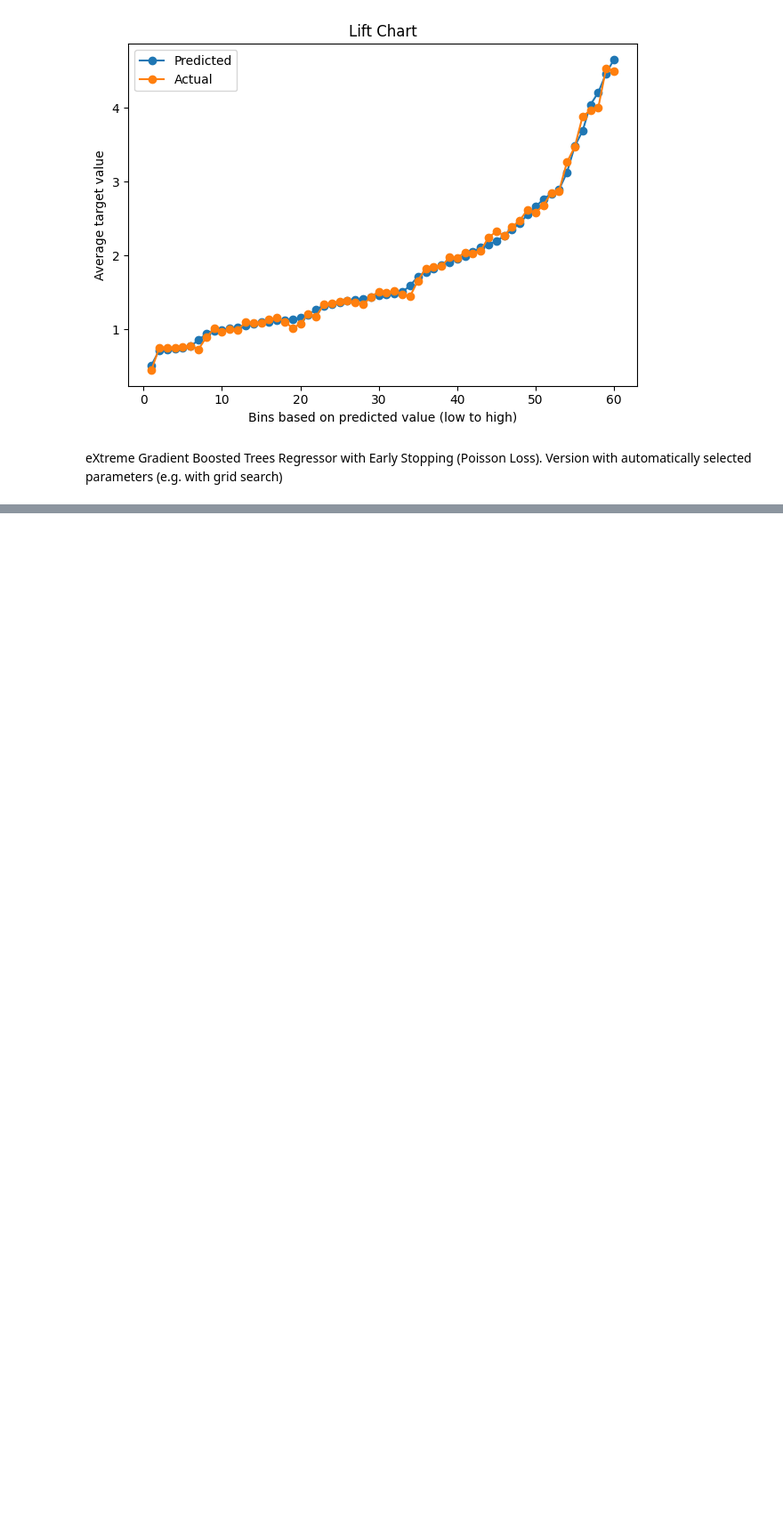
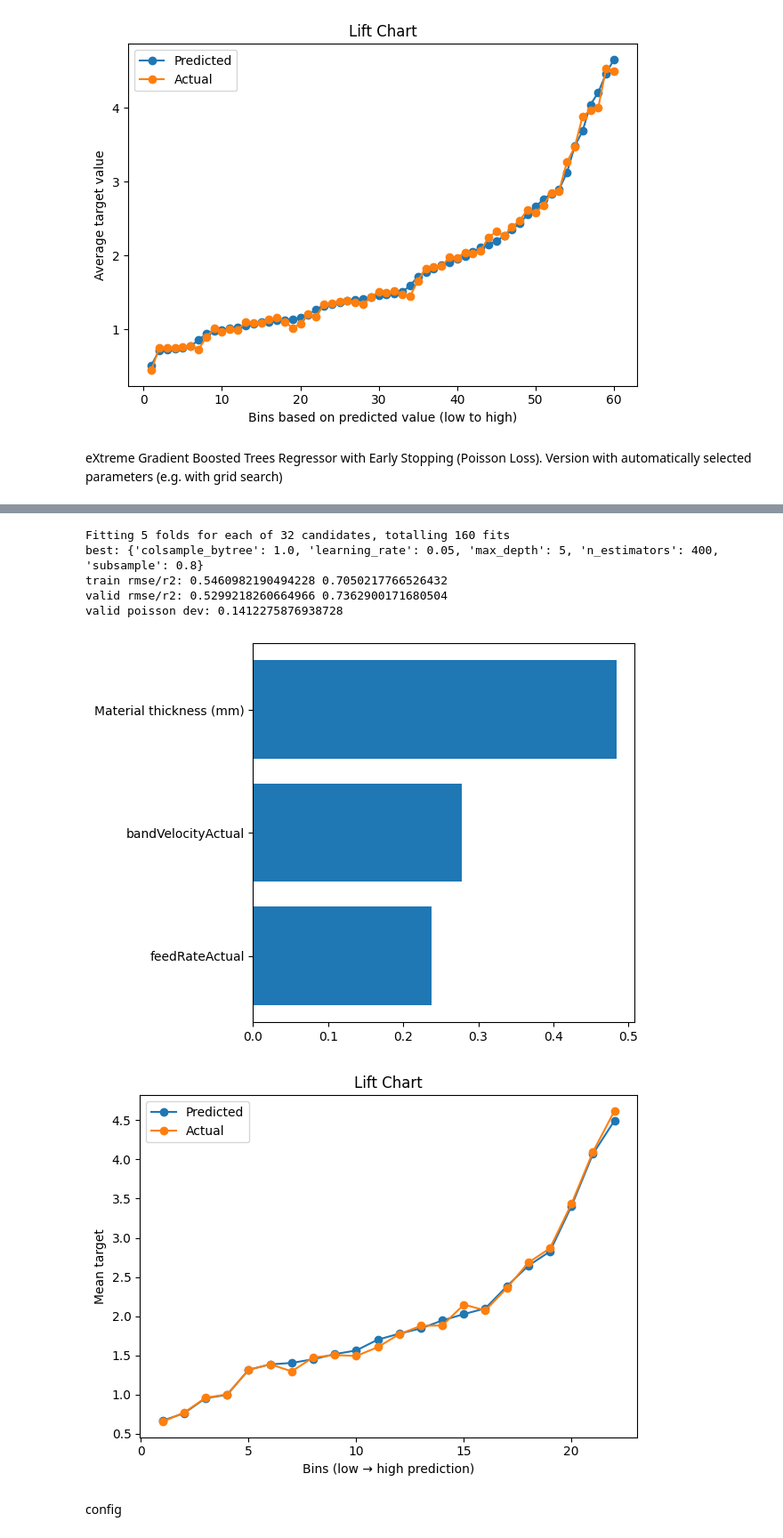
Before and after one commit to vvsmbk/projectRaphael, a Jupyter notebook: surrogateML.ipynb, the cells around one changed output, grey strips where cells are left out. Shown at 89% size. Drawn from its saved outputs; the diff is of its cells as text; code cells hidden in the pictures; blank space fills up the shorter version.

```diff
--- a/surrogateML.ipynb
+++ b/surrogateML.ipynb
@@ -1364,0 +1374,78 @@ CV (k-fold): R^2  mean/std = 0.9553648271814374 / 0.007131395351420495
+# %%
+import numpy as np, pandas as pd, xgboost as xgb
+import matplotlib.pyplot as plt
+from sklearn.model_selection import train_test_split, GridSearchCV
+from sklearn.metrics import mean_squared_error, r2_score, mean_poisson_deviance
+
+DATA_PATH = "influxDB Backup/saw_wide_maschineRunning_true_joined.csv"
+TARGET = "currentRMS"
+DROP_COLS = ["Experiment No","Piece No","time","Material","temperatureRMS","machineRunning","microphoneRMS","vibrationRMS"]
+RANDOM_STATE = 42
+
+df = pd.read_csv(DATA_PATH)
+y = pd.to_numeric(df[TARGET], errors="coerce")
+X = df.drop(columns=[TARGET] + [c for c in DROP_COLS if c in df.columns], errors="ignore")
+
+m = y.notna()
+X, y = X.loc[m], y.loc[m]
+if (y < 0).any(): raise ValueError("Poisson needs y>=0")
+
+X = pd.get_dummies(X, drop_first=False).apply(pd.to_numeric, errors="coerce").fillna(0)
+
+Xtr, Xva, ytr, yva = train_test_split(X, y, test_size=0.2, random_state=RANDOM_STATE)
+Xtr, Xva = Xtr.align(Xva, axis=1, join="left", fill_value=0)
+
+model = xgb.XGBRegressor(objective="count:poisson", tree_method="hist", eval_metric="poisson-nloglik",
+                         random_state=RANDOM_STATE, n_jobs=-1)
+
+grid = {
+    "n_estimators":[400,800],
+    "learning_rate":[0.05,0.1],
+    "max_depth":[3,5],
+    "subsample":[0.8,1.0],
+    "colsample_bytree":[0.8,1.0],
+}
+gs = GridSearchCV(model, grid, scoring="neg_mean_poisson_deviance", cv=5, n_jobs=-1, verbose=1)
+gs.fit(Xtr, ytr)
+
+best = gs.best_estimator_
+p_tr, p_va = best.predict(Xtr), best.predict(Xva)
+
+print("best:", gs.best_params_)
+print("train rmse/r2:", np.sqrt(mean_squared_error(ytr,p_tr)), r2_score(ytr,p_tr))
+print("valid rmse/r2:", np.sqrt(mean_squared_error(yva,p_va)), r2_score(yva,p_va))
+print("valid poisson dev:", mean_poisson_deviance(yva, np.clip(p_va,1e-12,None)))
+
+# Feature importance (top 15)
+imp = best.feature_importances_
+top = np.argsort(imp)[-15:]
+plt.figure()
+plt.barh(Xtr.columns[top], imp[top])
+plt.tight_layout()
+plt.show()
+
+# Lift chart (bins by predicted value)
+lift = pd.DataFrame({"pred": p_va, "actual": yva.to_numpy()}).dropna()
+lift["bin"] = pd.qcut(lift["pred"], q=30, labels=False, duplicates="drop")
+g = lift.groupby("bin").agg(pred_mean=("pred","mean"), actual_mean=("actual","mean")).sort_index()
+
+x = np.arange(1, len(g) + 1)
+plt.figure()
+plt.plot(x, g["pred_mean"], marker="o", label="Predicted")
+plt.plot(x, g["actual_mean"], marker="o", label="Actual")
+plt.xlabel("Bins (low → high prediction)")
+plt.ylabel("Mean target")
+plt.title("Lift Chart")
+plt.legend()
+plt.tight_layout()
+plt.show()
+# %% [output]
+Fitting 5 folds for each of 32 candidates, totalling 160 fits
+best: {'colsample_bytree': 1.0, 'learning_rate': 0.05, 'max_depth': 5, 'n_estimators': 400, 'subsample': 0.8}
+train rmse/r2: 0.5460982190494228 0.7050217766526432
+valid rmse/r2: 0.5299218260664966 0.7362900171680504
+valid poisson dev: 0.1412275876938728
+[figure, added]
+[figure, added]
+# %% [markdown]
+config
```
Also changed, not shown: parts of 6 cells of this notebook, 6 other files.
